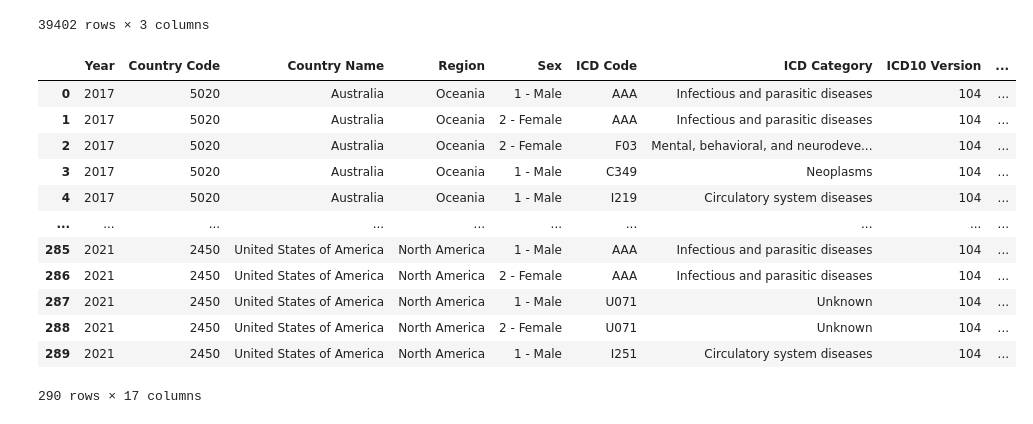
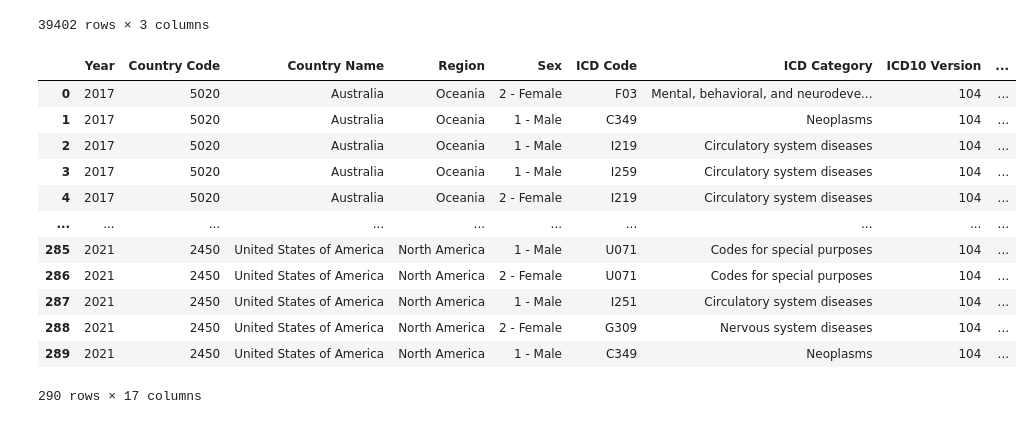
Before and after one commit to ShylaTatum/Group-Project-1, a Jupyter notebook: Resources/personal_workbooks/jenn_workbook_explorations.ipynb, the cells around one changed output. Drawn from its saved outputs; the diff is of its cells as text; code cells hidden in the pictures.

```diff
--- a/Resources/personal_workbooks/jenn_workbook_explorations.ipynb
+++ b/Resources/personal_workbooks/jenn_workbook_explorations.ipynb
@@ -1,6 +1,7 @@
 # %%
 import pandas as pd
 import matplotlib.pyplot as plt
+pd.options.display.float_format = '{:,.0f}'.format
 # %%
 # Load the WHO mortality data
 df_mort = pd.read_csv('../source_data/current_who_mortality_2017_2021.csv')
@@ -821,23 +840,24 @@ grouped_icd_df
 | 39401 | United States of America | Y899 | 4 |
 39402 rows × 3 columns
 # %%
-top_5_by_country_year = df_mort.groupby(['Year', 'Country Name']).apply(
+df_mort_filtered = df_mort[df_mort['ICD Code'] != 'AAA']
+top_5_by_country_year = df_mort_filtered.groupby(['Year', 'Country Name']).apply(
     lambda x: x.nlargest(5, 'Deaths: All Ages')
 ).reset_index(drop=True)
 
 # Display the result
 top_5_by_country_year
 # %% [output]
 |  | Year | Country Code | Country Name | Region | Sex | ICD Code | ICD Category | ICD10 Version | ... |
-| 0 | 2017 | 5020 | Australia | Oceania | 1 - Male | AAA | Infectious and parasitic diseases | 104 | ... |
-| 1 | 2017 | 5020 | Australia | Oceania | 2 - Female | AAA | Infectious and parasitic diseases | 104 | ... |
-| 2 | 2017 | 5020 | Australia | Oceania | 2 - Female | F03 | Mental, behavioral, and neurodeve... | 104 | ... |
-| 3 | 2017 | 5020 | Australia | Oceania | 1 - Male | C349 | Neoplasms | 104 | ... |
-| 4 | 2017 | 5020 | Australia | Oceania | 1 - Male | I219 | Circulatory system diseases | 104 | ... |
+| 0 | 2017 | 5020 | Australia | Oceania | 2 - Female | F03 | Mental, behavioral, and neurodeve... | 104 | ... |
+| 1 | 2017 | 5020 | Australia | Oceania | 1 - Male | C349 | Neoplasms | 104 | ... |
+| 2 | 2017 | 5020 | Australia | Oceania | 1 - Male | I219 | Circulatory system diseases | 104 | ... |
+| 3 | 2017 | 5020 | Australia | Oceania | 1 - Male | I259 | Circulatory system diseases | 104 | ... |
+| 4 | 2017 | 5020 | Australia | Oceania | 2 - Female | I219 | Circulatory system diseases | 104 | ... |
 | ... | ... | ... | ... | ... | ... | ... | ... | ... | ... |
-| 285 | 2021 | 2450 | United States of America | North America | 1 - Male | AAA | Infectious and parasitic diseases | 104 | ... |
-| 286 | 2021 | 2450 | United States of America | North America | 2 - Female | AAA | Infectious and parasitic diseases | 104 | ... |
-| 287 | 2021 | 2450 | United States of America | North America | 1 - Male | U071 | Unknown | 104 | ... |
-| 288 | 2021 | 2450 | United States of America | North America | 2 - Female | U071 | Unknown | 104 | ... |
-| 289 | 2021 | 2450 | United States of America | North America | 1 - Male | I251 | Circulatory system diseases | 104 | ... |
+| 285 | 2021 | 2450 | United States of America | North America | 1 - Male | U071 | Codes for special purposes | 104 | ... |
+| 286 | 2021 | 2450 | United States of America | North America | 2 - Female | U071 | Codes for special purposes | 104 | ... |
+| 287 | 2021 | 2450 | United States of America | North America | 1 - Male | I251 | Circulatory system diseases | 104 | ... |
+| 288 | 2021 | 2450 | United States of America | North America | 2 - Female | G309 | Nervous system diseases | 104 | ... |
+| 289 | 2021 | 2450 | United States of America | North America | 1 - Male | C349 | Neoplasms | 104 | ... |
 290 rows × 17 columns
```
Also changed, not shown: parts of 14 cells of this notebook, 2 other files.
